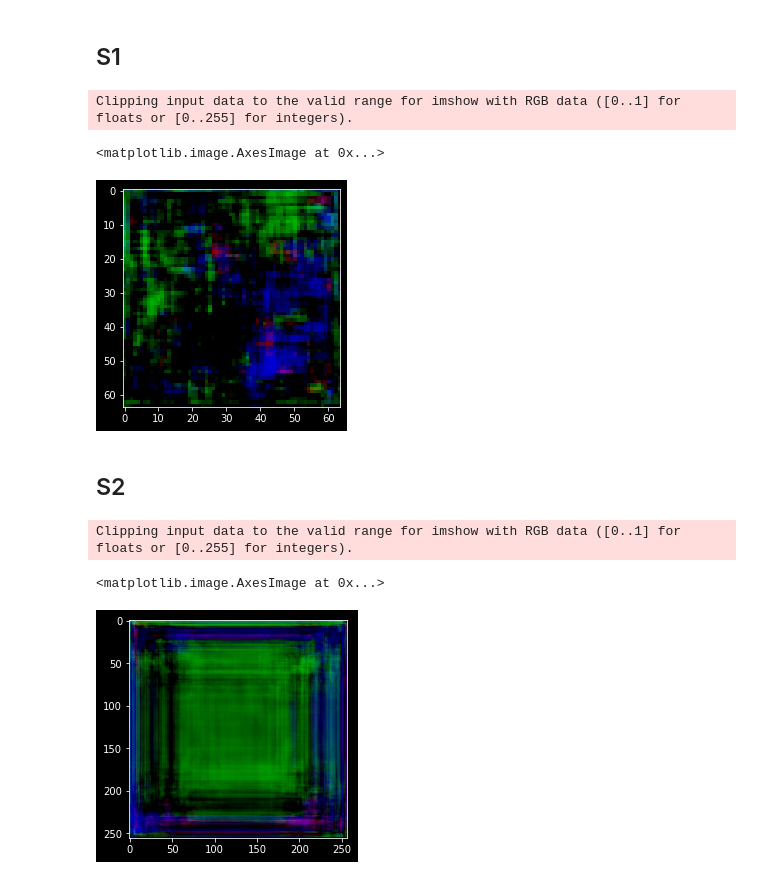
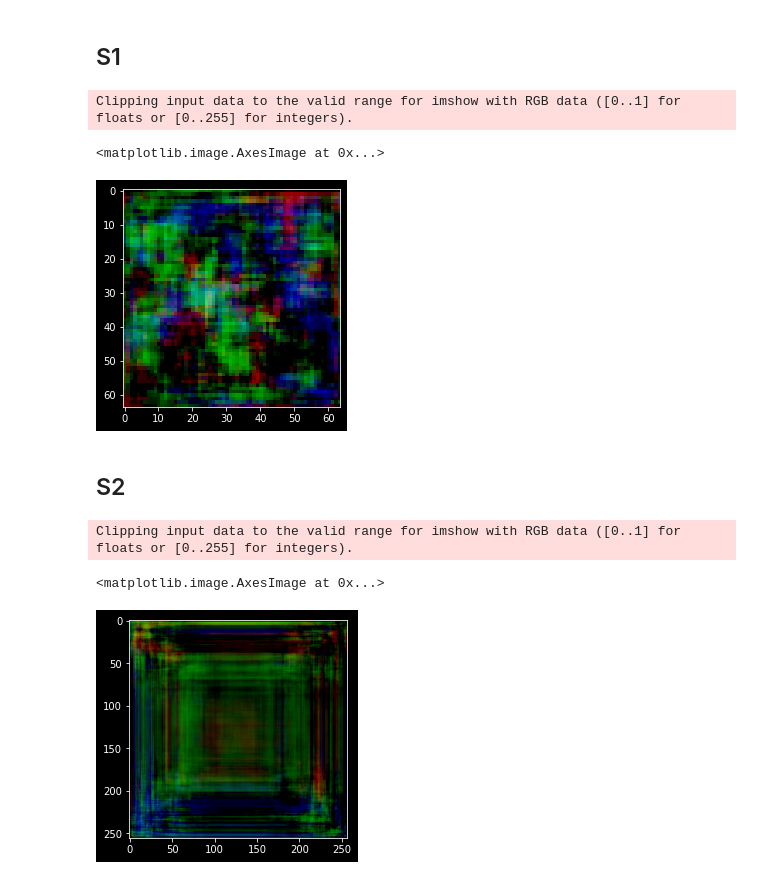
Before and after one commit to himanshu-dutta/RemixArt, a Jupyter notebook: sgan/test.ipynb, the cells around one changed output. Saved outputs shown, nothing was run; the diff lists cells and outputs as text; code cells hidden in the pictures.

```diff
--- a/sgan/test.ipynb
+++ b/sgan/test.ipynb
@@ -21,11 +22,11 @@ params['LR_DECAY_EPOCH']=20
 params['STAGE']=1
 params['IMGSIZE1']=64
 params['IMGSIZE2']=255
-params['MAX_EPOCH']=5
+params['MAX_EPOCH']=30
 params['BATCH_SIZE']=64
 params['SNAPSHOT_INTERVAL']=2
-params['DISCRIMINATOR_LR']=0.0002
-params['GENERATOR_LR']=0.0002
+params['DISCRIMINATOR_LR']=0.002
+params['GENERATOR_LR']=0.002
 params['DF_DIM']=96
 params['GF_DIM']=192
 params['CONDITION_DIM'] = 128
@@ -97,13 +117,14 @@ import matplotlib.pyplot as plt
 gen, dis = load_model(args,1,modelpath)
 # %%
 for i, data in enumerate(dl):
-    break
+    if i == 2:
+        break
 noise = torch.randn(data[0].shape[0], args['Z_DIM'])
 # %%
 _, img, _, _ = gen.eval(data[0],data[1],noise)
 # %%
-plt.imshow(np.moveaxis(img[10].detach().numpy(),0,2))
+plt.imshow(np.moveaxis(img[0].detach().numpy(),0,2))
 # %% [output]
 Clipping input data to the valid range for imshow with RGB data ([0..1] for floats or [0..255] for integers).
 <matplotlib.image.AxesImage at 0x...>
-[figure, old version]
+[figure, new version]
@@ -121,8 +147,8 @@ noise = torch.randn(data[0].shape[0], args['Z_DIM'])
 # %%
 _, img, _, _ = gen2.eval(data[0],data[1],noise)
 # %%
-plt.imshow(np.moveaxis(img[10].detach().numpy(),0,2))
+plt.imshow(np.moveaxis(img[4].detach().numpy(),0,2))
 # %% [output]
 Clipping input data to the valid range for imshow with RGB data ([0..1] for floats or [0..255] for integers).
 <matplotlib.image.AxesImage at 0x...>
-[figure, old version]
+[figure, new version]
```
Also changed, not shown: parts of 10 cells of this notebook, 4 other files.
